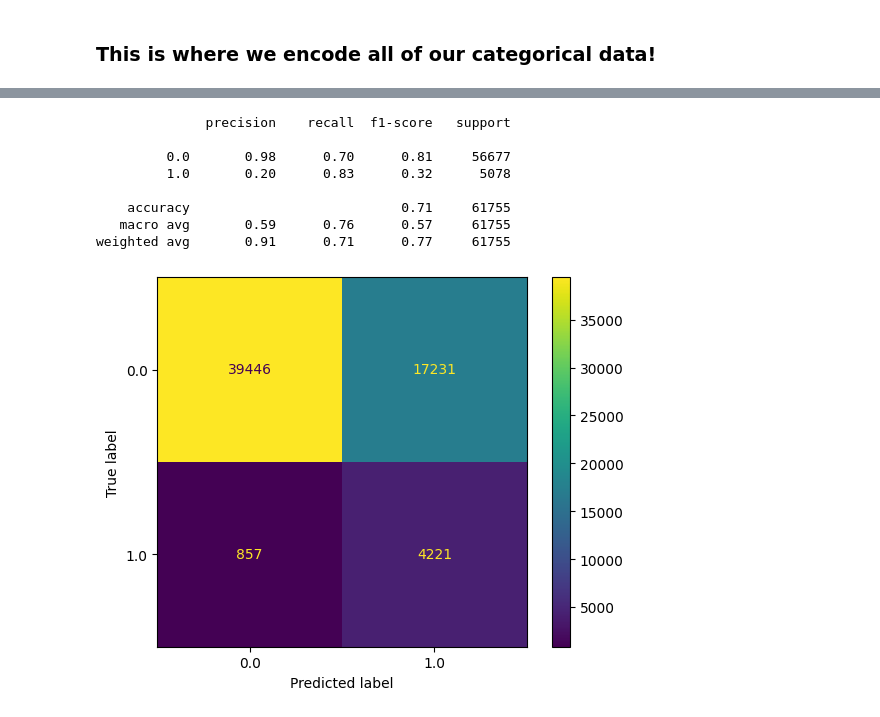
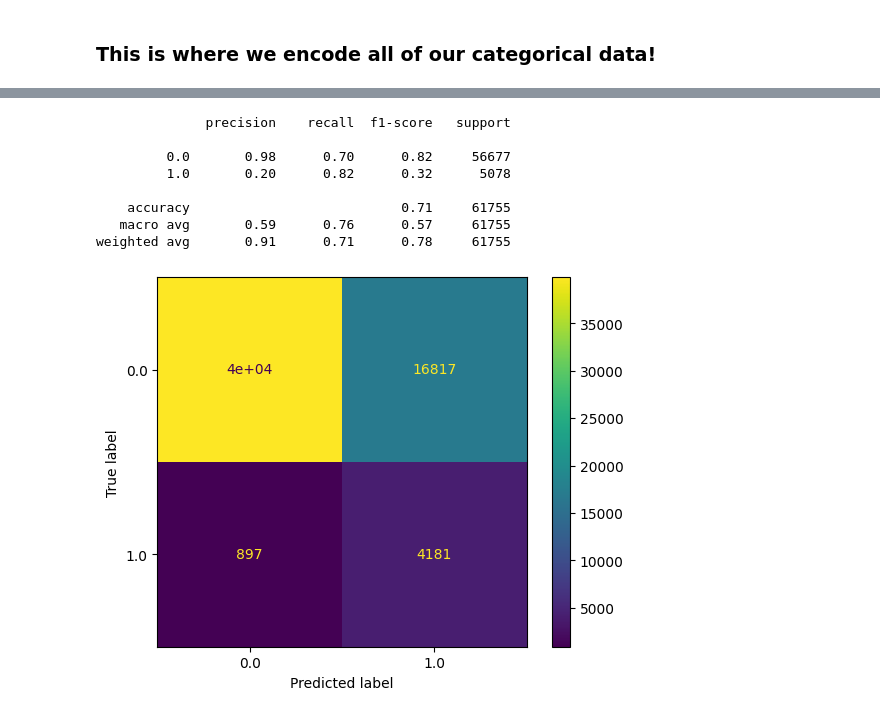
Before and after one commit to Chasindu/3401, a Jupyter notebook: Cardiovascular Diseases Risk Prediction.ipynb, the cells around one changed output, grey strips where cells are left out. Saved outputs shown, nothing was run; the diff lists cells and outputs as text; code cells hidden in the pictures.

```diff
--- a/Cardiovascular Diseases Risk Prediction.ipynb
+++ b/Cardiovascular Diseases Risk Prediction.ipynb
@@ -271,11 +271,11 @@ from sklearn.preprocessing import OneHotEncoder
 from sklearn.impute import SimpleImputer
 from sklearn.preprocessing import StandardScaler
 # %%
-from sklearn.preprocessing import LabelEncoder
+# from sklearn.preprocessing import LabelEncoder
 
-encode = LabelEncoder()
+# encode = LabelEncoder()
 
-df.Age_Category = encode.fit_transform(df.Age_Category)
+# df.Age_Category = encode.fit_transform(df.Age_Category)
 # %%
 #create the cat and num columns
 num_cols = df.select_dtypes(include='number').columns.to_list()
@@ -458,21 +478,21 @@ weighted avg       0.91      0.74      0.79     61755
 # %%
 #Train a Support Vector Machine Classifier (SVC) to predict the species of the iris
 
-poly_kernel_svm_clf = SVC()
-poly_kernel_svm_clf.fit(X_train, y_train)
+clf = SVC(kernel='rbf', C=1, gamma=0.01)
+clf.fit(X_train, y_train)
 
 
-y_predict = poly_kernel_svm_clf.predict(X_test)
+y_predict = clf.predict(X_test)
 print (classification_report(y_test, y_predict))
 ConfusionMatrixDisplay.from_predictions(y_test, y_predict)
 plt.show()
 # %% [output]
               precision    recall  f1-score   support
 
-         0.0       0.98      0.70      0.81     56677
-         1.0       0.20      0.83      0.32      5078
+         0.0       0.98      0.70      0.82     56677
+         1.0       0.20      0.82      0.32      5078
 
     accuracy                           0.71     61755
    macro avg       0.59      0.76      0.57     61755
-weighted avg       0.91      0.71      0.77     61755
+weighted avg       0.91      0.71      0.78     61755
-[figure, old version]
+[figure, new version]
```
Also changed, not shown: parts of 11 cells of this notebook.
